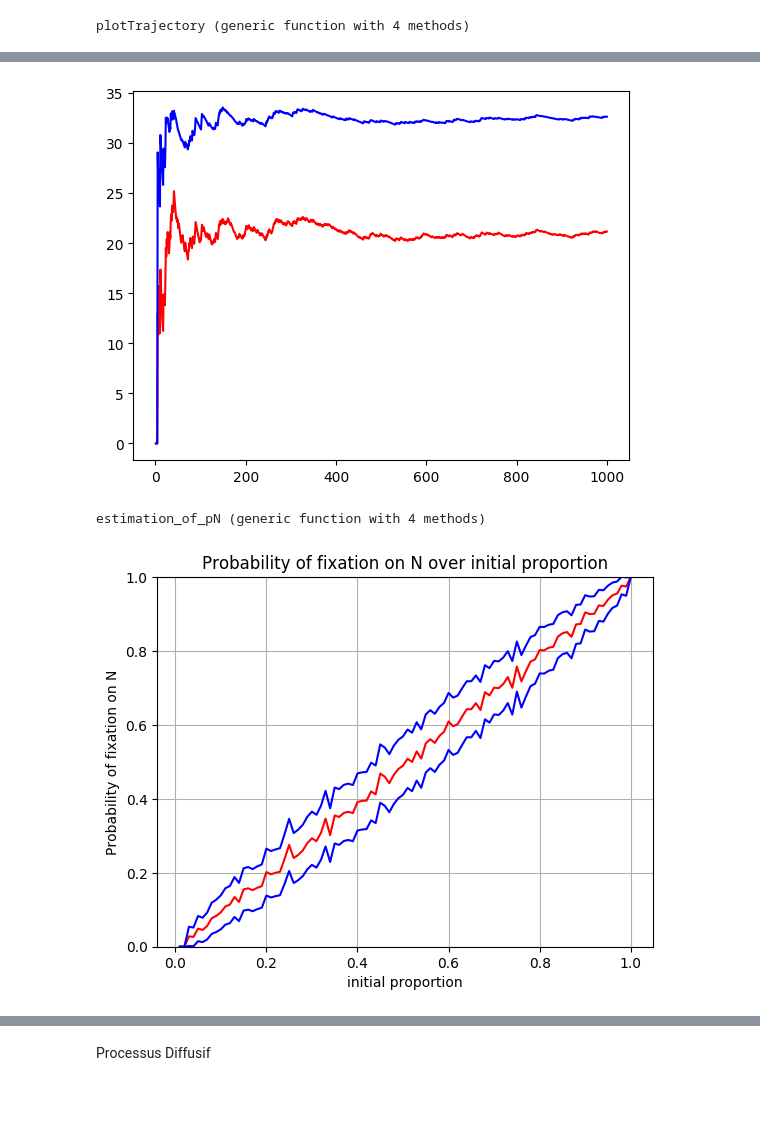
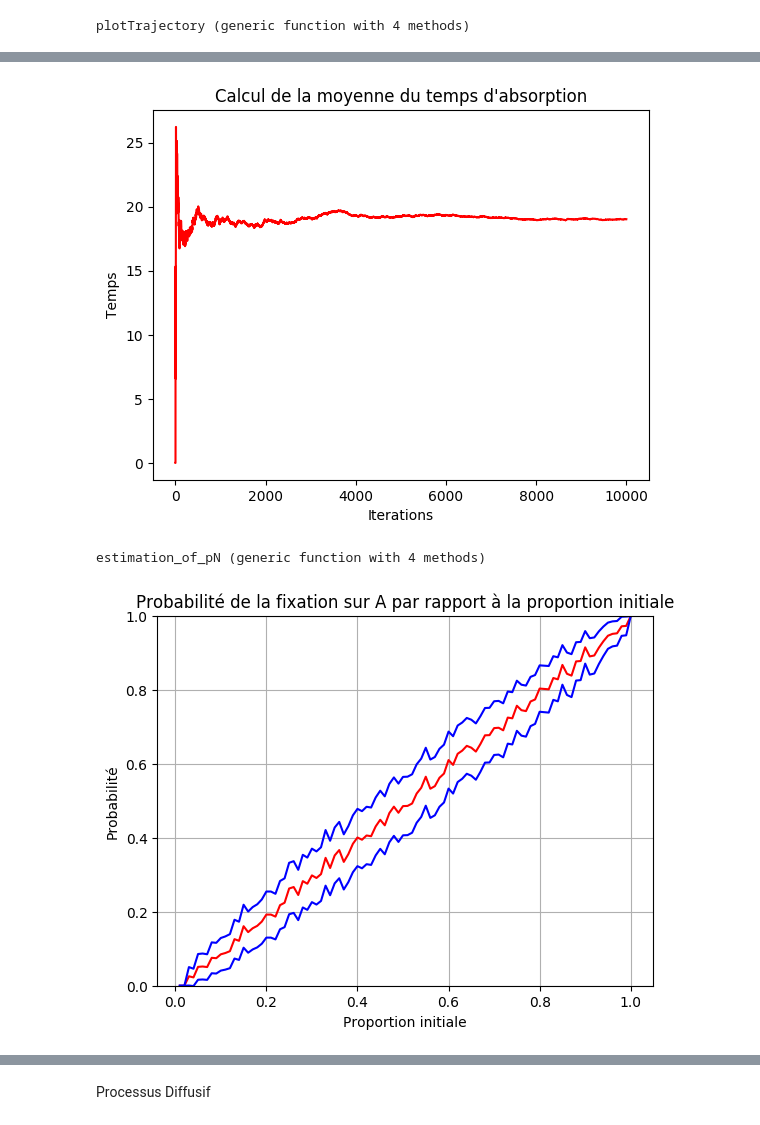
Before and after one commit to Flewer47/MOPSIProject, a Jupyter notebook: Wright-Fisher_Algorithm.ipynb, the cells around one changed output, grey strips where cells are left out. Cells and saved outputs as stored; diff of their text form; code cells hidden in the pictures; blank space fills up the shorter version.

Commit message:
Adding final plot, pictures

```diff
--- a/Wright-Fisher_Algorithm.ipynb
+++ b/Wright-Fisher_Algorithm.ipynb
@@ -72,8 +72,8 @@ function trajectory(populationSize, initialProportion, finalTime, p0to1 = 0, p1t
 
         currentProportion = nextGeneration(populationSize, currentProportion, p0to1, p1to0, selectionFactor)
 
-        if (infTimeAbsorption == 0 && (currentProportion == 0 || currentProportion == 1))
-            infTimeAbsorption = time
+        if (infTimeAbsorption == 0 && (currentProportion == 0 || currentProportion == 1) && initialProportion!=0 && initialProportion!=1)
+            infTimeAbsorption = time-1
         end
 
         # Adding the proportion to the trajectory
@@ -123,28 +123,29 @@ plotTrajectory(populationSize, initialProportion, finalTime, p0to1, p1to0, selec
 # %%
 using Statistics
 
-numberOfIterations = 1000
+numberOfIterations = 10000
 collectionOfTimeAbsorption = zeros(Float64, numberOfIterations)
 meanTimeAbsorption = zeros(Float64, numberOfIterations)
 standardDeviationTimeAbsorption = zeros(Float64, numberOfIterations)
 
 res, vector = trajectory(populationSize, initialProportion, finalTime, p0to1, p1to0, selectionFactor)
 collectionOfTimeAbsorption[1] = res
 meanTimeAbsorption[1] = res
 standardDeviationTimeAbsorption[1] = 0
 
 for i in 2:numberOfIterations
     res, vector = trajectory(populationSize, initialProportion, finalTime, p0to1, p1to0, selectionFactor)
     collectionOfTimeAbsorption[i] = res
     meanTimeAbsorption[i] = mean(collectionOfTimeAbsorption[1:i])
-    standardDeviationTimeAbsorption[i] = std(collectionOfTimeAbsorption[1:i])
 end
 
 
 plot(1:numberOfIterations, meanTimeAbsorption, color="red")
-plot(1:numberOfIterations, standardDeviationTimeAbsorption, color="blue")
+title("Calcul de la moyenne du temps d'absorption")
+xlabel("Iterations")
+ylabel("Temps")
 show()
 # %% [output]
-[figure, old version]
+[figure, new version]
 # %%
 using Statistics
@@ -183,9 +195,9 @@ Plot Px(XT = N) depending on the initial proportion x
 
 ioff()
 
-title("Probability of fixation on N over initial proportion")
-xlabel("initial proportion")
-ylabel("Probability of fixation on N")
+title("Probabilité de la fixation sur A par rapport à la proportion initiale")
+xlabel("Proportion initiale")
+ylabel("Probabilité")
 ylim(0,1)
 grid(true)
 
@@ -194,7 +206,7 @@ plot(collection_of_initialProportions, collection_of_estimated_pN+collection_of_
 plot(collection_of_initialProportions, collection_of_estimated_pN-collection_of_deviation/sqrt(populationSize), color="blue")
 show()
 # %% [output]
-[figure, old version]
+[figure, new version]
 # %%
 errorbar(collection_of_initialProportions, collection_of_estimated_pN, yerr = collection_of_deviation/sqrt(populationSize))
 # %% [output]
```
Also changed, not shown: parts of 10 cells of this notebook, 7 other files.
